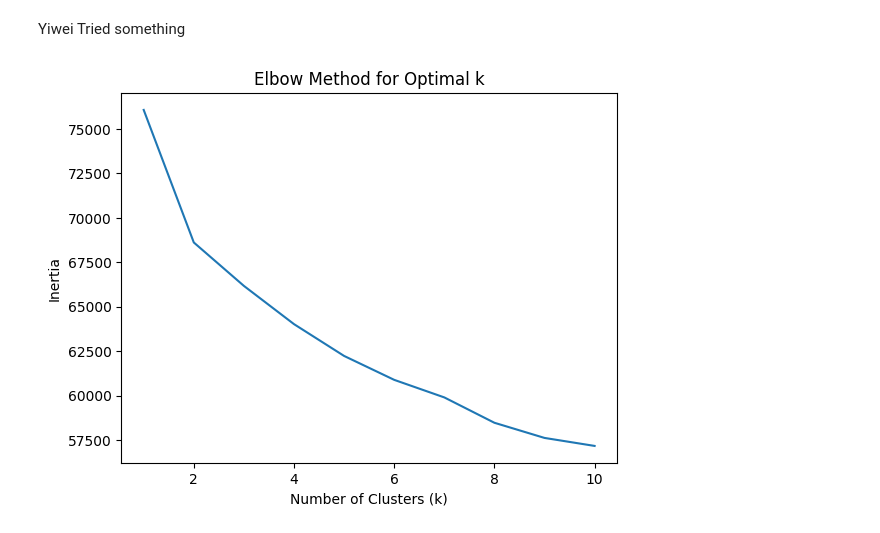
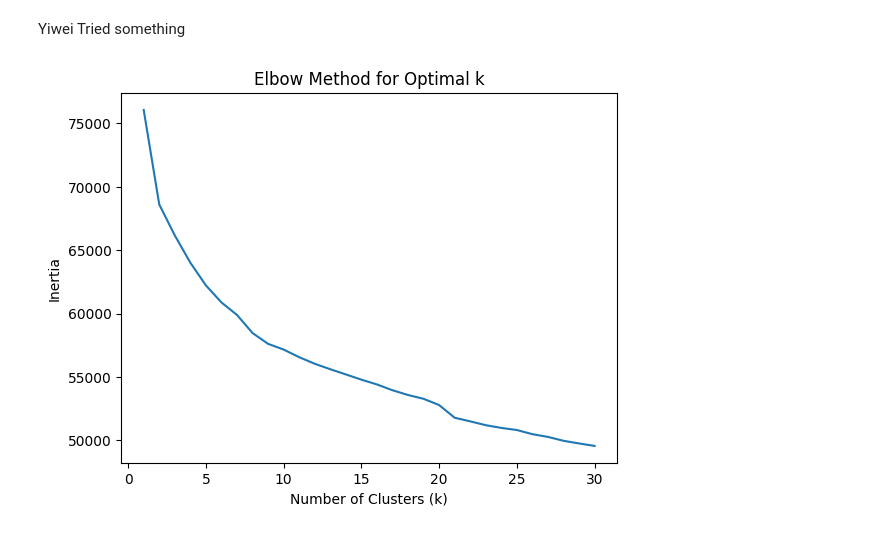
Before and after one commit to phuonganhdangamy/JSC270_HW4_2025_G17, a Jupyter notebook: part2_new.ipynb, the cells around one changed output. Cells and saved outputs as stored; diff of their text form; code cells hidden in the pictures.

```diff
--- a/part2_new.ipynb
+++ b/part2_new.ipynb
@@ -309,24 +309,24 @@ Yiwei Tried something
 # %%
 from sklearn.cluster import KMeans
 from sklearn.metrics import silhouette_score
 
 def plot_elbow_method(tfidf_data):
     # Using Elbow Method to find the optimal k
     inertia = []
-    for k in range(1, 11):  # Trying values of k from 1 to 10
+    for k in range(1, 31):
         kmeans = KMeans(n_clusters=k, random_state=42)
         kmeans.fit(tfidf_data)
         inertia.append(kmeans.inertia_)
 
     # Plotting the Elbow graph
-    plt.plot(range(1, 11), inertia)
+    plt.plot(range(1, 31), inertia)
     plt.xlabel('Number of Clusters (k)')
     plt.ylabel('Inertia')
     plt.title('Elbow Method for Optimal k')
     plt.show()
 
 # Plot Elbow method
 plot_elbow_method(tfidf_data)
 # %% [output]
-[figure, old version]
+[figure, new version]
 # %%
```
Also changed, not shown: parts of 8 cells of this notebook, 1 other file.
